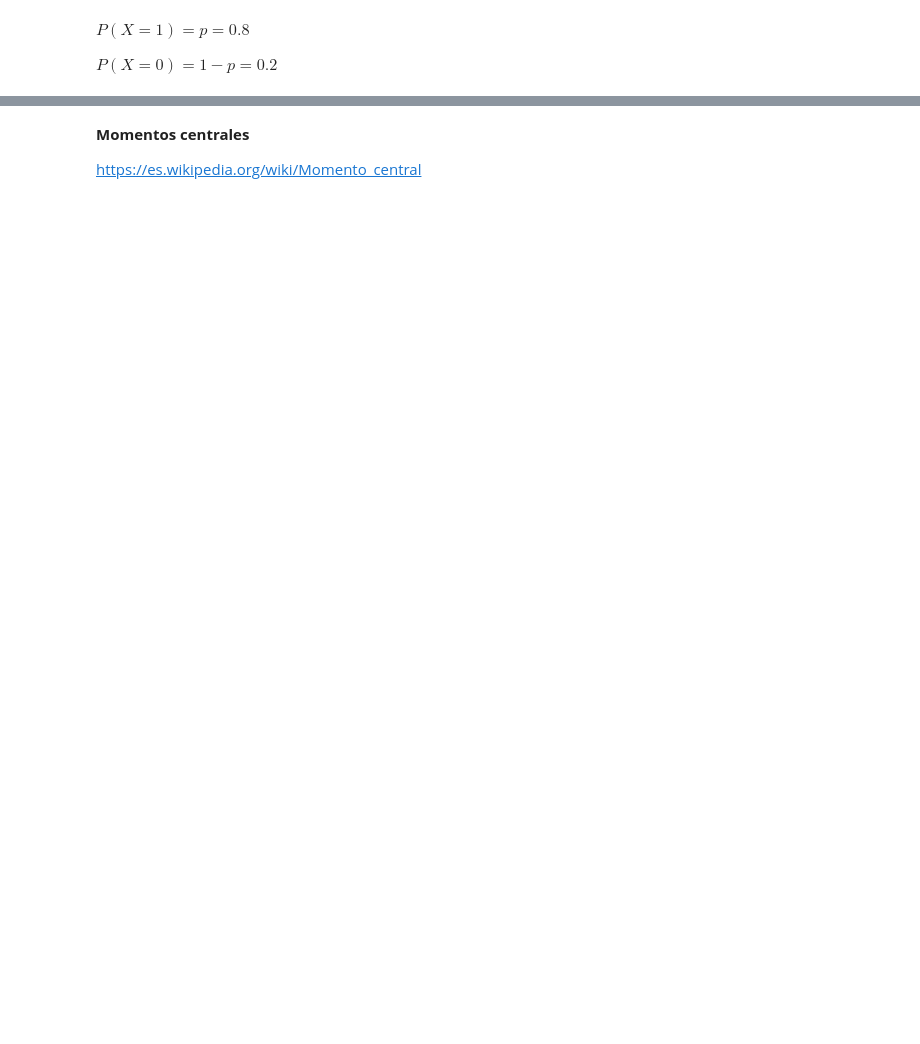
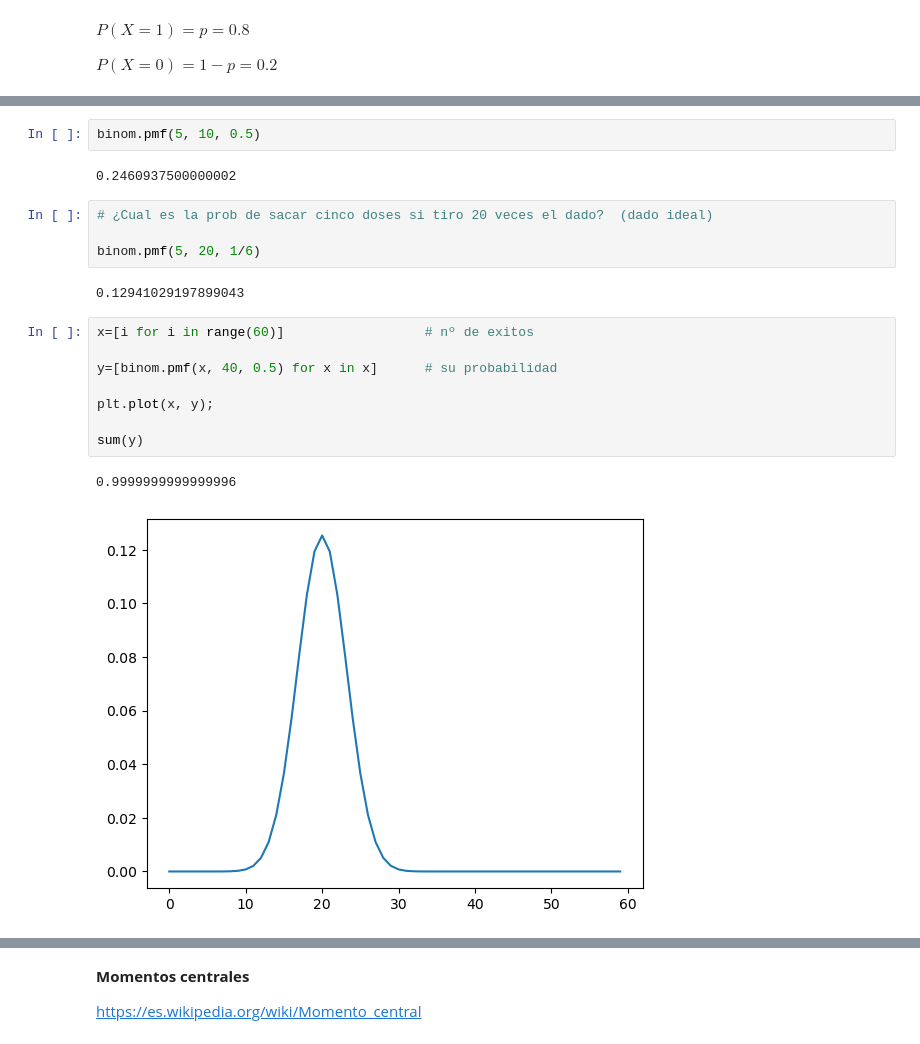
Before and after one commit to Ironhack-Data-Madrid-Abril-2023/apuntes_clase, a Jupyter notebook: semana_6/1.2 - Distribuciones Discretas.ipynb, the cells around one changed output, grey strips where cells are left out. Cells and saved outputs as stored; diff of their text form; blank space fills up the shorter version.

Commit message:
probabilidad

```diff
--- a/semana_6/1.2 - Distribuciones Discretas.ipynb
+++ b/semana_6/1.2 - Distribuciones Discretas.ipynb
@@ -55,0 +123,21 @@ $\Omega = \{0, 1, 2, 3, ..., N-1, N\}$
+# %%
+binom.pmf(5, 10, 0.5)
+# %% [output]
+0.2460937500000002
+# %%
+# ¿Cual es la prob de sacar cinco doses si tiro 20 veces el dado?  (dado ideal)
+
+binom.pmf(5, 20, 1/6)
+# %% [output]
+0.12941029197899043
+# %%
+x=[i for i in range(60)]                  # nº de exitos
+
+y=[binom.pmf(x, 40, 0.5) for x in x]      # su probabilidad
+
+plt.plot(x, y);
+
+sum(y)
+# %% [output]
+0.9999999999999996
+[figure, added]
```
Also changed, not shown: parts of 42 cells of this notebook, 2 other files.
